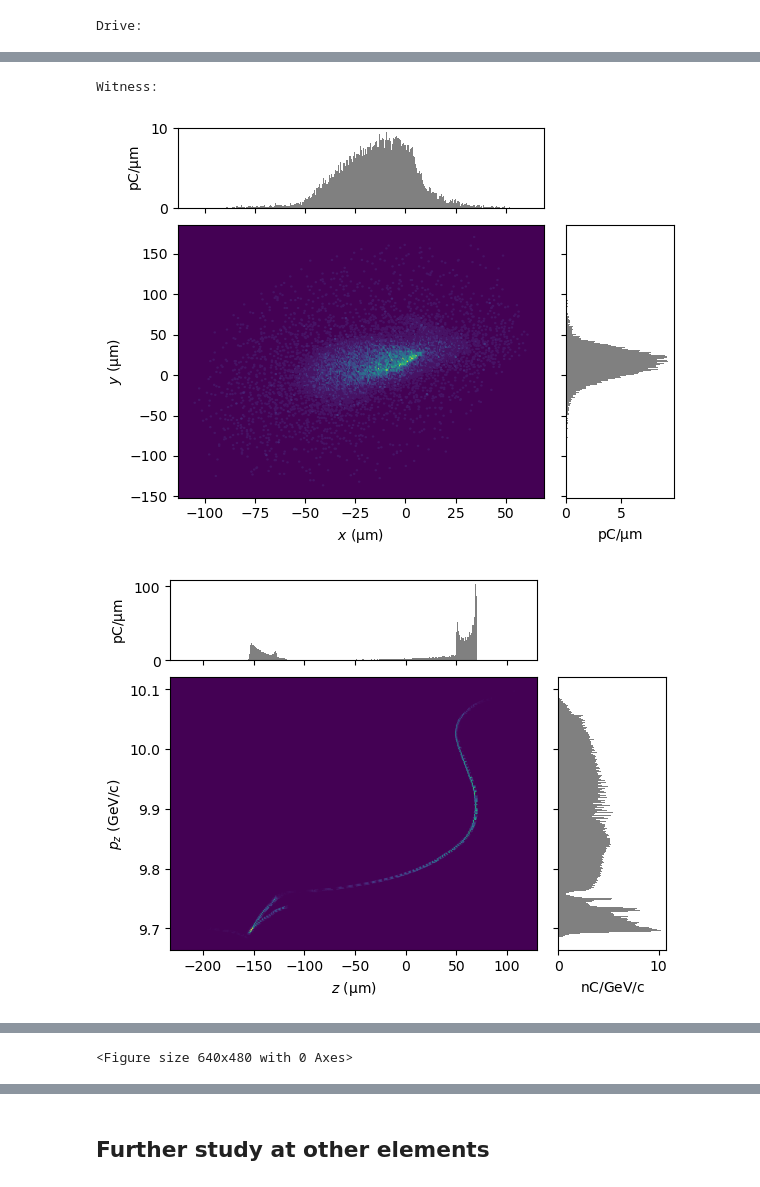
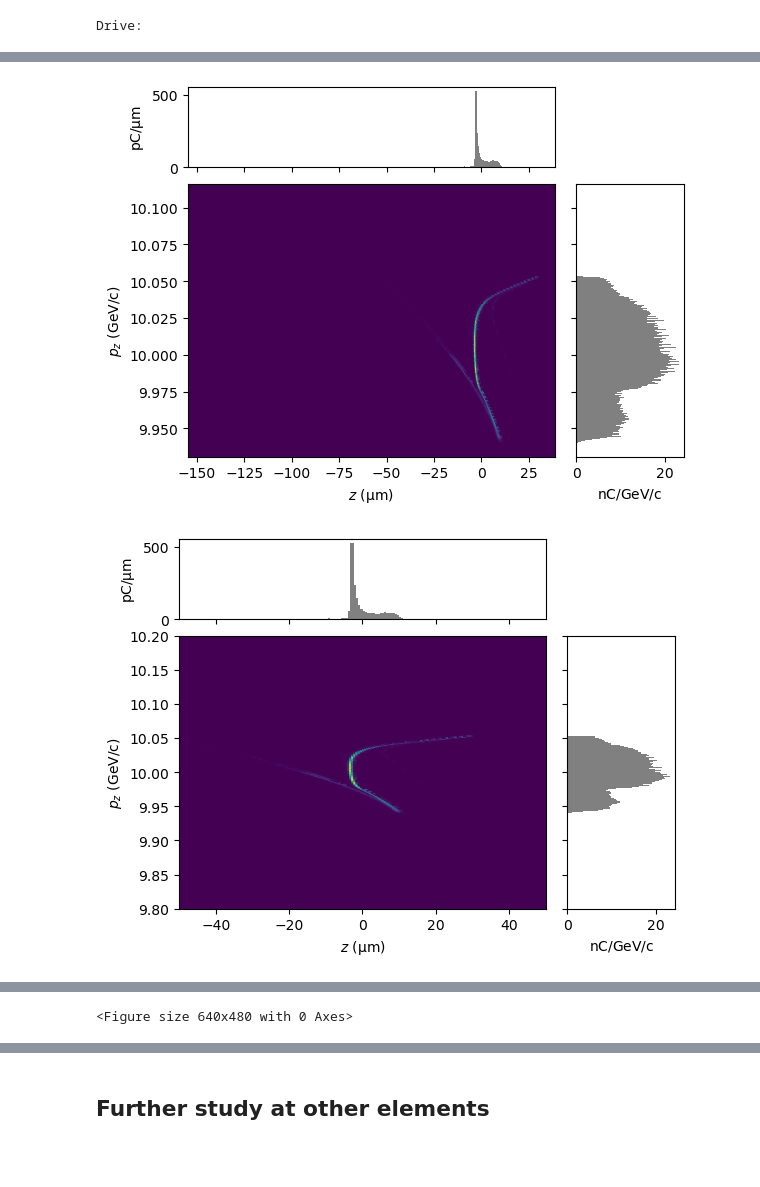
Before and after one commit to slaclab/FACET2-Bmad-PyTao, a Jupyter notebook: Generalized validation.ipynb, the cells around one changed output, grey strips where cells are left out. Cells and saved outputs as stored; diff of their text form; code cells hidden in the pictures; blank space fills up the shorter version.

```diff
--- a/Generalized validation.ipynb
+++ b/Generalized validation.ipynb
@@ -3,9 +3,10 @@ from UTILITY_quickstart import *
 # %%
 #importedDefaultSettings = loadConfig("setLattice_configs/2024-10-14_twoBunch.yml")
 #importedDefaultSettings = loadConfig("setLattice_configs/2024-10-22_oneBunch.yml")
-importedDefaultSettings = loadConfig("setLattice_configs/2024-10-14_twoBunch_baseline.yml")
+#importedDefaultSettings = loadConfig("setLattice_configs/2024-10-14_twoBunch_baseline.yml")
+importedDefaultSettings = loadConfig("setLattice_configs/2024-10-22_oneBunch_twoIslandStudy.yml")
 # %%
-csrTF = True
+csrTF = False
 evalElement = "PENT"
 #evalElement = "BEGPDC"
 
@@ -184,6 +190,11 @@ if bunchCount == 2:
     display(plotMod(PWitness, 'x', 'y',  bins=300))
 
 display(plotMod(P, 'z', 'pz', bins=300))
+
+
+display(plotMod(P, 'z', 'pz', bins=300, xlim = (-50e-6, 50e-6), ylim = (9.8e9, 10.2e9)))
+
+
 display(slicePlotMod(P, 'norm_emit_x', slice_key = "t", n_slice=100))
 display(slicePlotMod(P, 'norm_emit_y', slice_key = "t", n_slice=100))
 
@@ -195,3 +206,2 @@ Drive:
-Witness:
-[figure, old version]
+[figure, new version]
-[figure, old version]
+[figure, new version]
@@ -201,4 +211,4 @@ Witness:
-<Figure size 640x480 with 0 Axes>
+<Figure size 640x480 with 0 Axes>
 # %%
 display(plotMod(PDrive, 'delta_t', 'pz', bins=300))
 # %% [output]
```
Also changed, not shown: parts of 23 cells of this notebook, 7 other files.
